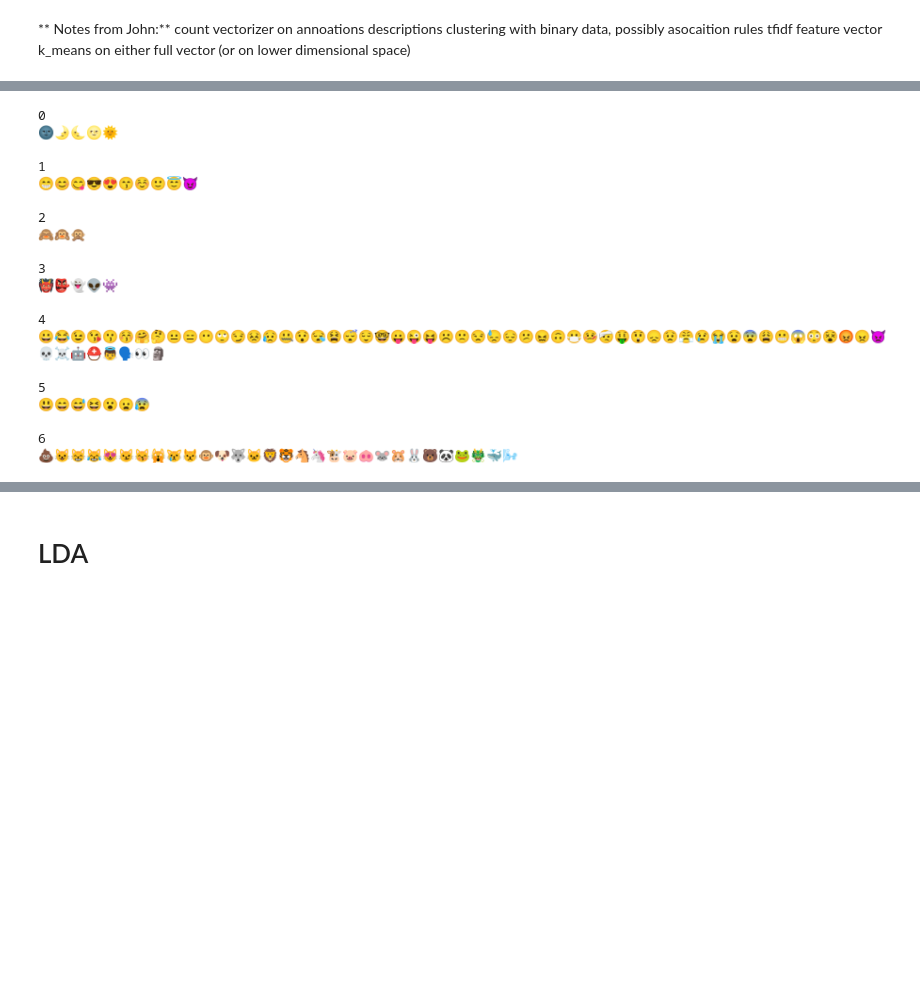
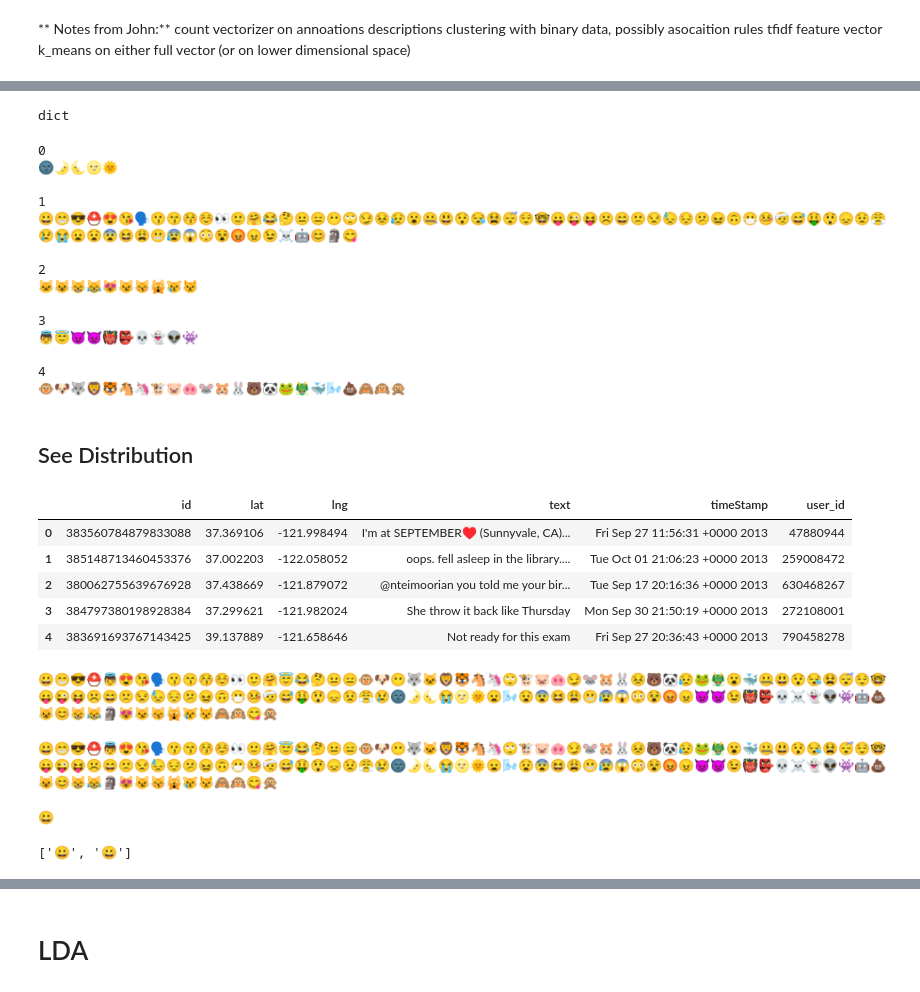
Before and after one commit to dandanbang/Emojineering, a Jupyter notebook: Clustering with Annotations.ipynb, the cells around one changed output, grey strips where cells are left out. Cells and saved outputs as stored; diff of their text form; code cells hidden in the pictures; blank space fills up the shorter version.

Commit message:
clustering chagnes

```diff
--- a/Clustering with Annotations.ipynb
+++ b/Clustering with Annotations.ipynb
@@ -229,30 +249,64 @@ subset = subset.values.tolist()
 dict_grouping = defaultdict(list)
 for key, date in subset:
     dict_grouping[key].append(date)
+# %%
+type(dict(dict_grouping))
+
+# df_dict_grouping = pd.DataFrame(dict_grouping)
+
+# df_dict_grouping.to_json("k_means_clustering.json")
+# %% [output]
+dict
 # %%
 for key, value in dict_grouping.items():
     print(key)
     for _emoji in value:
-        print(bytes("\\{0}".format(_emoji), 'ascii').decode('unicode-escape'), end="")
+        print(bytes("{0}".format(_emoji), 'ascii').decode('unicode-escape'), end="")
     print("\n")
+
+#     emojis = list(map(lambda x: bytes("{}{}".format(*x), 'ascii').decode('unicode-escape'), zip(list(emojis_df.byteCode1), list(emojis_df.byteCode2))))
+#     for emoji in emojis:
+#         print(emoji, end="")
 # %% [output]
 0
 🌚🌛🌜🌝🌞
 
 1
-😁😊😋😎😍😙☺🙂😇😈
+😀😁😎⛑😍😘🗣😗😙😚☺👀🙂🤗😂🤔😐😑😶🙄😏😣😥😮🤐😃😯😪😫😴😌🤓😛😜😝☹😄🙁😒😓😔😕😖🙃😷🤒🤕😅🤑😲😞😟😤😢😭😦😧😨😆😩😬😰😱😳😵😡😠😉☠🤖😊🗿😋
 
 2
-🙈🙉🙊
+🐱😺😸😹😻😼😽🙀😿😾
 
 3
-👹👺👻👽👾
+👼😇😈👿👹👺💀👻👽👾
 
 4
-😀😂😉😘😗😚🤗🤔😐😑😶🙄😏😣😥🤐😯😪😫😴😌🤓😛😜😝☹🙁😒😓😔😕😖🙃😷🤒🤕🤑😲😞😟😤😢😭😧😨😩😬😱😳😵😡😠👿💀☠🤖⛑👼🗣👀🗿
-
-5
-😃😄😅😆😮😦😰
-
-6
-💩😺😸😹😻😼😽🙀😿😾🐵🐶🐺🐱🦁🐯🐴🦄🐮🐷🐽🐭🐹🐰🐻🐼🐸🐲🐳🌬
+🐵🐶🐺🦁🐯🐴🦄🐮🐷🐽🐭🐹🐰🐻🐼🐸🐲🐳🌬💩🙈🙉🙊
+# %% [markdown]
+## See Distribution
+# %%
+clean_tweets_df = tc.loader('./data/tweets_training.json')
+# %%
+tweet_df = pd.DataFrame(clean_tweets_df)
+tweet_df.head()
+# %% [output]
+|  | id | lat | lng | text | timeStamp | user_id |
+| 0 | 383560784879833088 | 37.369106 | -121.998494 | I'm at SEPTEMBER♥ (Sunnyvale, CA)... | Fri Sep 27 11:56:31 +0000 2013 | 47880944 |
+| 1 | 385148713460453376 | 37.002203 | -122.058052 | oops. fell asleep in the library.... | Tue Oct 01 21:06:23 +0000 2013 | 259008472 |
+| 2 | 380062755639676928 | 37.438669 | -121.879072 | @nteimoorian you told me your bir... | Tue Sep 17 20:16:36 +0000 2013 | 630468267 |
+| 3 | 384797380198928384 | 37.299621 | -121.982024 | She throw it back like Thursday | Mon Sep 30 21:50:19 +0000 2013 | 272108001 |
+| 4 | 383691693767143425 | 39.137889 | -121.658646 | Not ready for this exam | Fri Sep 27 20:36:43 +0000 2013 | 790458278 |
+# %%
+emojis = list(map(lambda x: bytes("{}{}".format(*x), 'ascii').decode('unicode-escape'), zip(list(df_face_person.byteCode1), list(df_face_person.byteCode2))))
+for emoji in emojis:
+    print(emoji, end="")
+
+# faces_bytecodes = df_face_person.byteCode1
+# faces_bytecodes = [item for item in list(faces_bytecodes)]
+# %% [output]
+😀😁😎⛑👼😍😘🗣😗😙😚☺👀🙂🤗😇😂🤔😐😑🐵🐶😶🐺🐱🦁🐯🐴🦄🙄🐮🐷🐽😏🐭🐹🐰😣🐻🐼😥🐸🐲😮🐳🤐😃😯😪😫😴😌🤓😛😜😝☹😄🙁😒😓😔😕😖🙃😷🤒🤕😅🤑😲😞😟😤😢🌚🌛🌜😭🌝🌞😦🌬😧😨😆😩😬😰😱😳😵😡😠😈👿😉👹👺💀☠👻👽👾🤖💩😺😊😸😹🗿😻😼😽🙀😿😾🙈🙉😋🙊
+# %%
+for item in list(faces_bytecodes):
+    print(bytes("{0}".format(item), 'ascii').decode('unicode-escape'), end="")
+# %% [output]
+😀😁😎⛑👼😍😘🗣😗😙😚☺👀🙂🤗😇😂🤔😐😑🐵🐶😶🐺🐱🦁🐯🐴🦄🙄🐮🐷🐽😏🐭🐹🐰😣🐻🐼😥🐸🐲😮🐳🤐😃😯😪😫😴😌🤓😛😜😝☹😄🙁😒😓😔😕😖🙃😷🤒🤕😅🤑😲😞😟😤😢🌚🌛🌜😭🌝🌞😦🌬😧😨😆😩😬😰😱😳😵😡😠😈👿😉👹👺💀☠👻👽👾🤖💩😺😊😸😹🗿😻😼😽🙀😿😾🙈🙉😋🙊
@@ -258,0 +359,6 @@ for key, value in dict_grouping.items():
+# %%
+print('\U0001F600')
+just_face('\U0001F600 hello \U0001F600 bitchin fun')
+# %% [output]
+😀
+['😀', '😀']
```
Also changed, not shown: parts of 41 cells of this notebook.
